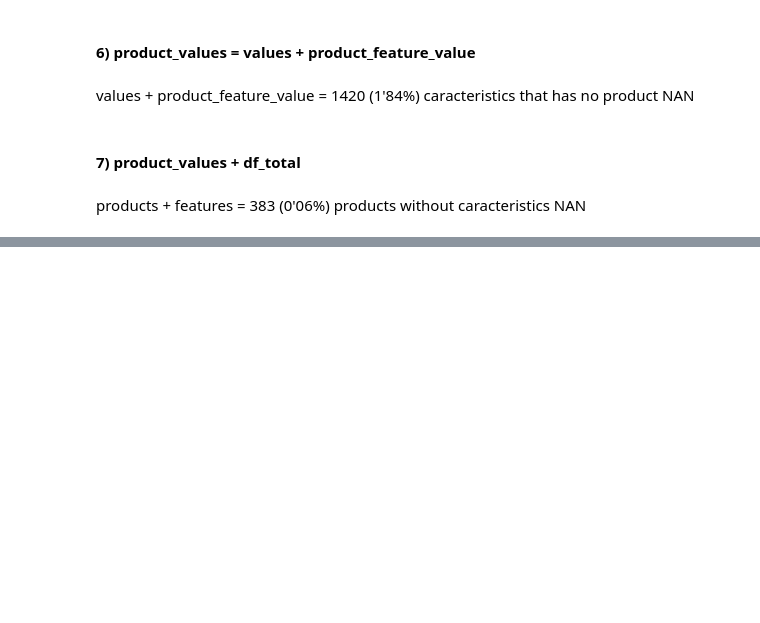
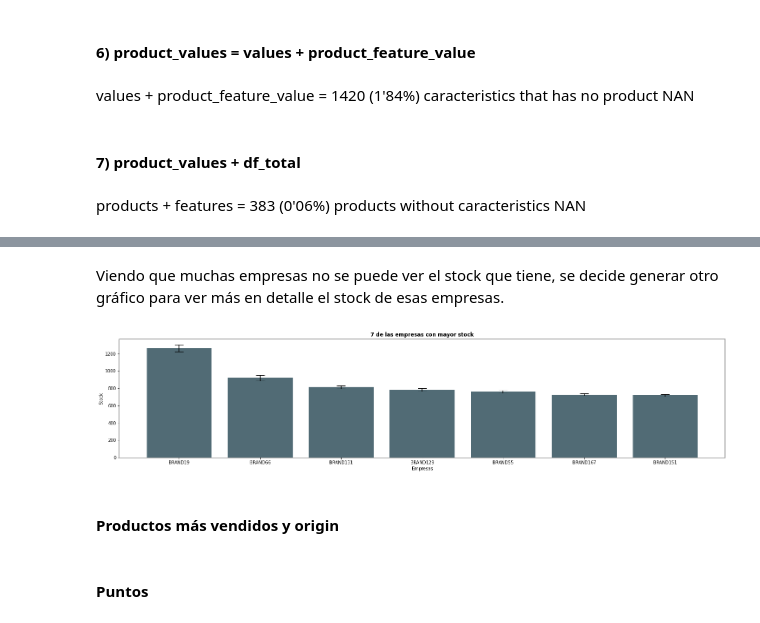
Before and after one commit to JonJarrinVitoria/korea_covid_visu, a Jupyter notebook: codigo/00_eda/00_analisis_inicial.ipynb, the cells around one changed output, grey strips where cells are left out. Saved outputs shown, nothing was run; the diff lists cells and outputs as text; code cells hidden in the pictures; blank space fills up the shorter version.

```diff
--- a/codigo/00_eda/00_analisis_inicial.ipynb
+++ b/codigo/00_eda/00_analisis_inicial.ipynb
@@ -290,0 +360,15 @@ df
+# %% [markdown]
+Viendo que muchas empresas no se puede ver el stock que tiene, se decide generar otro gráfico para ver más en detalle el stock de esas empresas.
+# %%
+fig, ax = plt.subplots(figsize = (25,5))
+
+ax.bar(valores.index[3:], valores.stock[3:], yerr=errors.stock[3:], align='center', alpha=0.8, ecolor='black', capsize=10, color = paleta[0])
+ax.set_facecolor('white')
+plt.title('7 de las empresas con mayor stock', fontweight='bold')
+plt.xlabel('Empresas')
+plt.ylabel('Stock')
+plt.show()
+# %% [output]
+[figure, added]
+# %% [markdown]
+#### Productos más vendidos y origin
@@ -290,0 +445,2 @@ df
+# %% [markdown]
+#### Puntos
```
Also changed, not shown: parts of 64 cells of this notebook.
